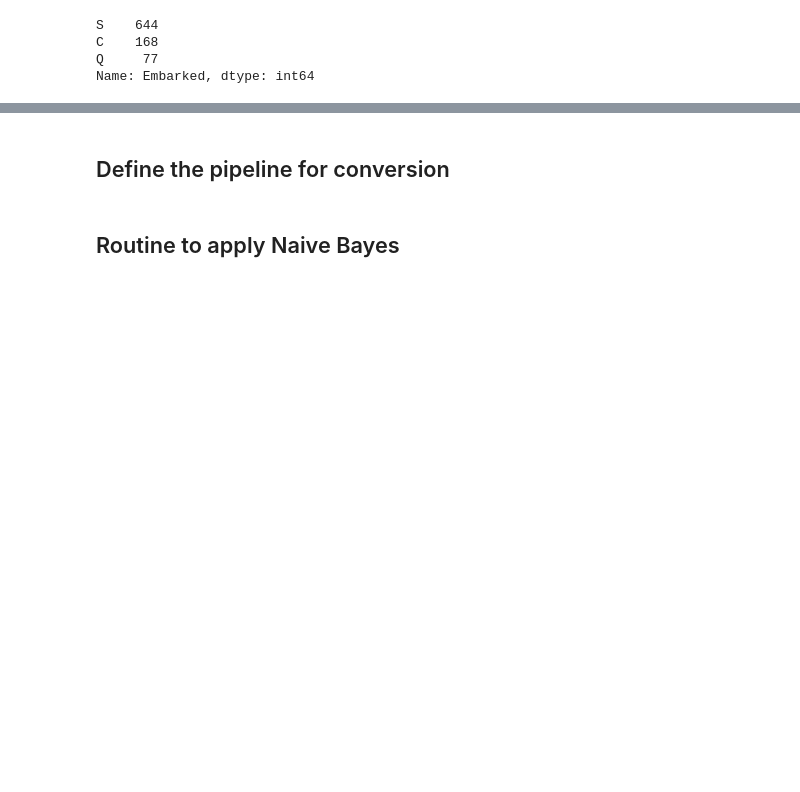
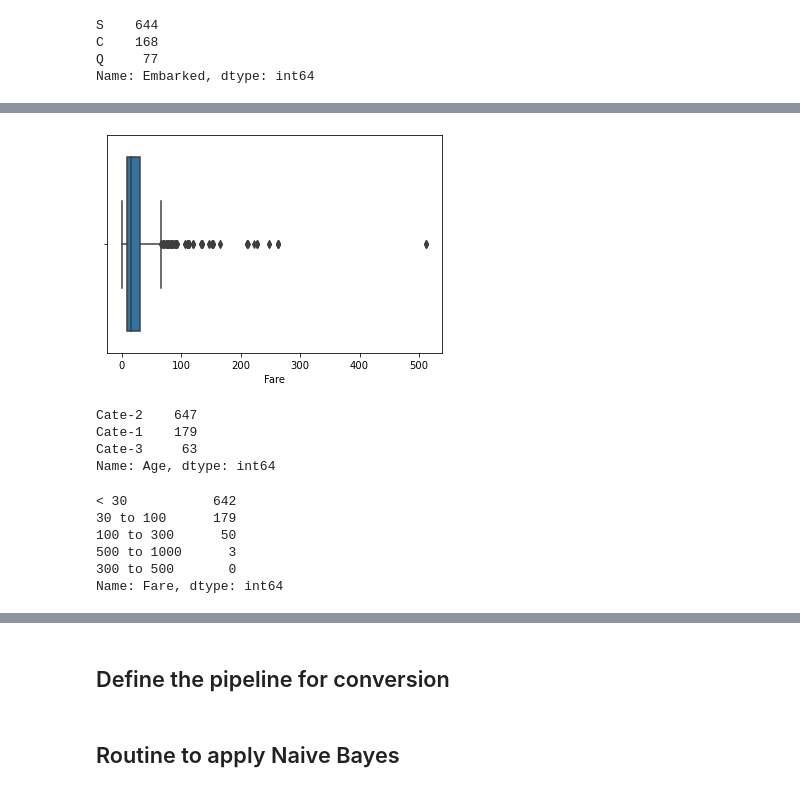
Before and after one commit to Gurunjai/LetsUpgrade-AI-ML, a Jupyter notebook: Day25/Assignment_NaiveBayes.ipynb, the cells around one changed output, grey strips where cells are left out. Cells and saved outputs as stored; diff of their text form; code cells hidden in the pictures; blank space fills up the shorter version.

```diff
--- a/Day25/Assignment_NaiveBayes.ipynb
+++ b/Day25/Assignment_NaiveBayes.ipynb
@@ -116,0 +175,5 @@ Name: Embarked, dtype: int64
+# %%
+sns.boxplot(titanic_ds['Fare'])
+plt.show();
+# %% [output]
+[figure, added]
@@ -116,0 +182,7 @@ Name: Embarked, dtype: int64
+# %%
+titanic_ds.Age.value_counts()
+# %% [output]
+Cate-2    647
+Cate-1    179
+Cate-3     63
+Name: Age, dtype: int64
@@ -116,0 +191,9 @@ Name: Embarked, dtype: int64
+# %%
+titanic_ds.Fare.value_counts()
+# %% [output]
+< 30           642
+30 to 100      179
+100 to 300      50
+500 to 1000      3
+300 to 500       0
+Name: Fare, dtype: int64
```
Also changed, not shown: parts of 17 cells of this notebook, 3 other files.
